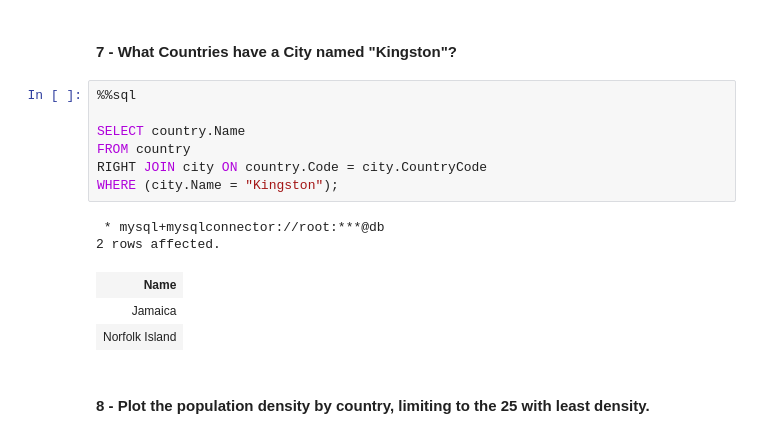
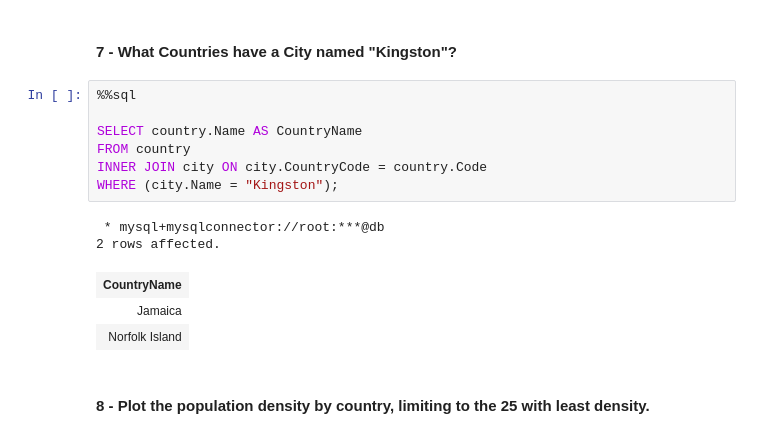
Before and after one commit to gulbord/MAPD-B, a Jupyter notebook: mysql/notebooks/MySQL.ipynb, the cells around one changed output. Drawn from its saved outputs; the diff is of its cells as text.

```diff
--- a/mysql/notebooks/MySQL.ipynb
+++ b/mysql/notebooks/MySQL.ipynb
@@ -1484,14 +1756,14 @@ WHERE (country.Region = "Caribbean");
 # %%
 %%sql
 
-SELECT country.Name
+SELECT country.Name AS CountryName
 FROM country
-RIGHT JOIN city ON country.Code = city.CountryCode
+INNER JOIN city ON city.CountryCode = country.Code
 WHERE (city.Name = "Kingston");
 # %% [output]
  * mysql+mysqlconnector://root:***@db
 2 rows affected.
-| Name |
+| CountryName |
 | Jamaica |
 | Norfolk Island |
 # %% [markdown]
```
Also changed, not shown: parts of 55 cells of this notebook.
